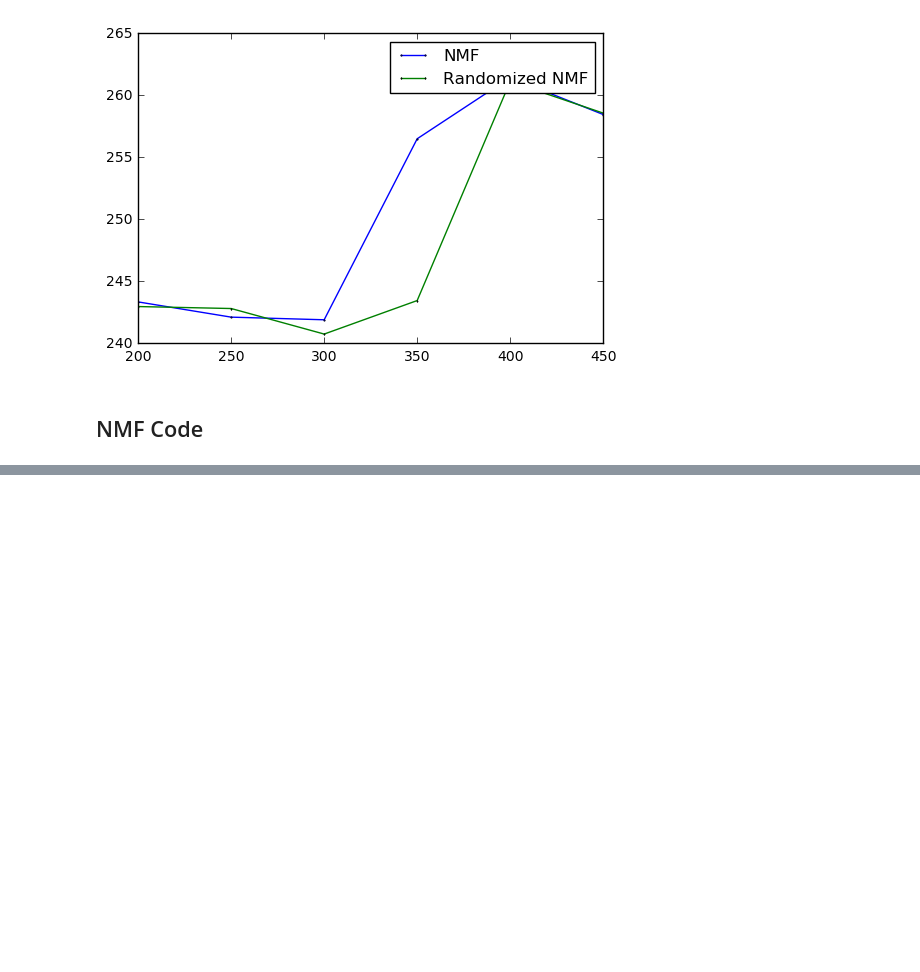
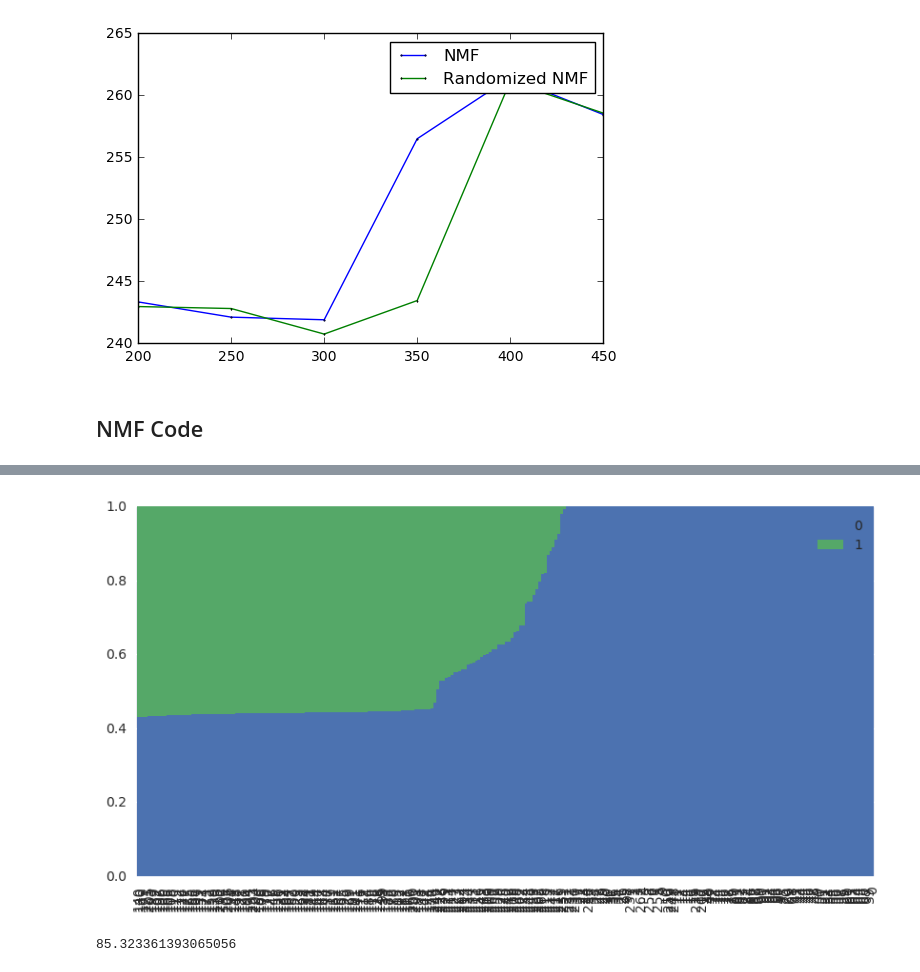
Before and after one commit to chengdai/rjnmf, a Jupyter notebook: Final Project.ipynb, the cells around one changed output, grey strips where cells are left out. Saved outputs shown, nothing was run; the diff lists cells and outputs as text; code cells hidden in the pictures; blank space fills up the shorter version.

```diff
--- a/Final Project.ipynb
+++ b/Final Project.ipynb
@@ -76,0 +108,23 @@ numpy.linalg.norm(W.dot(H) - X)
+# %%
+corr = numpy.zeros((len(genomes.T),len(genomes.T)))
+for i in xrange(len(genomes.T)):
+    for j in xrange(len(genomes.T)):
+        corr[i,j] = stats.pearsonr(genomes.T[i],genomes.T[j])[0]
+# %%
+H_orig, H_t = nmf.snmf_fhals(corr,2)
+# %%
+import pandas
+import seaborn as sns
+import matplotlib.pyplot as plt
+
+sns.set()
+pandas.DataFrame(H_orig/H_orig.sum(axis = 1)[:, numpy.newaxis]).sort_values(0).plot(kind='bar', stacked=True, linewidth = 0, figsize = (10,5), width=1.0)
+plt.ylim(0,1)
+plt.show()
+plt.close()
+# %% [output]
+[figure, added]
+# %%
+numpy.linalg.norm(H_orig.dot(H_t) - corr)
+# %% [output]
+85.323361393065056
```
Also changed, not shown: parts of 10 cells of this notebook, 1 other file.
